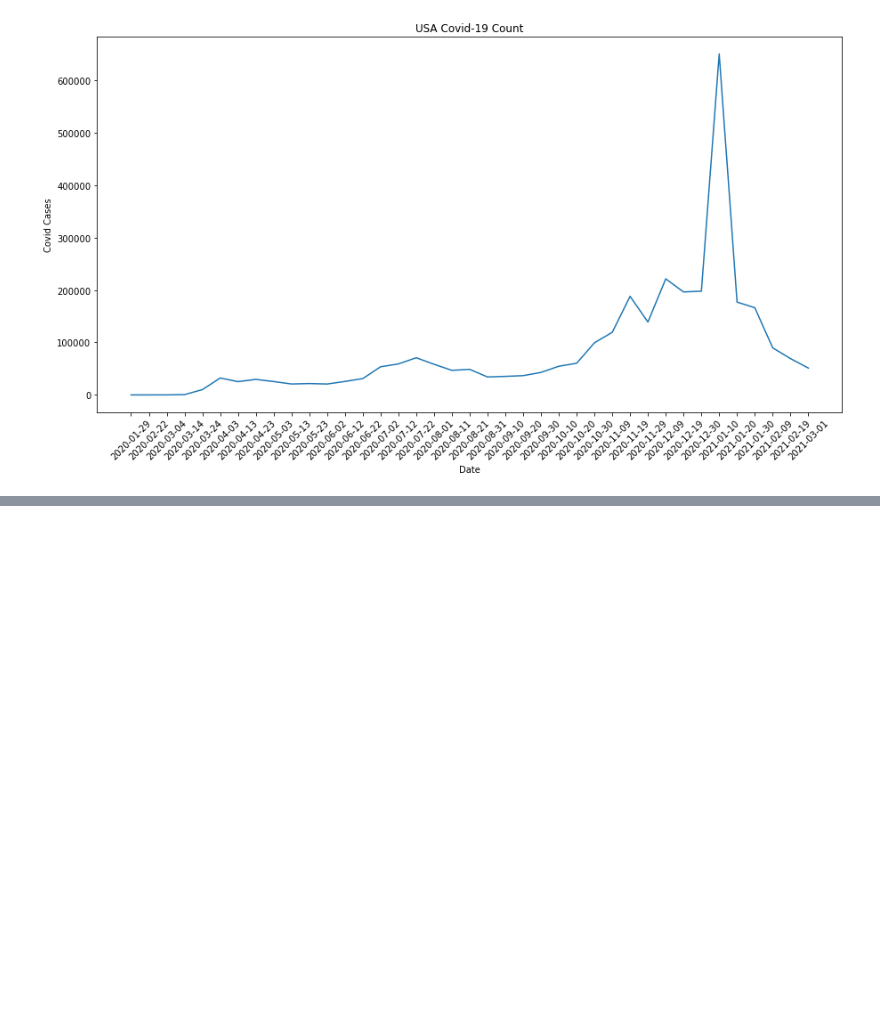
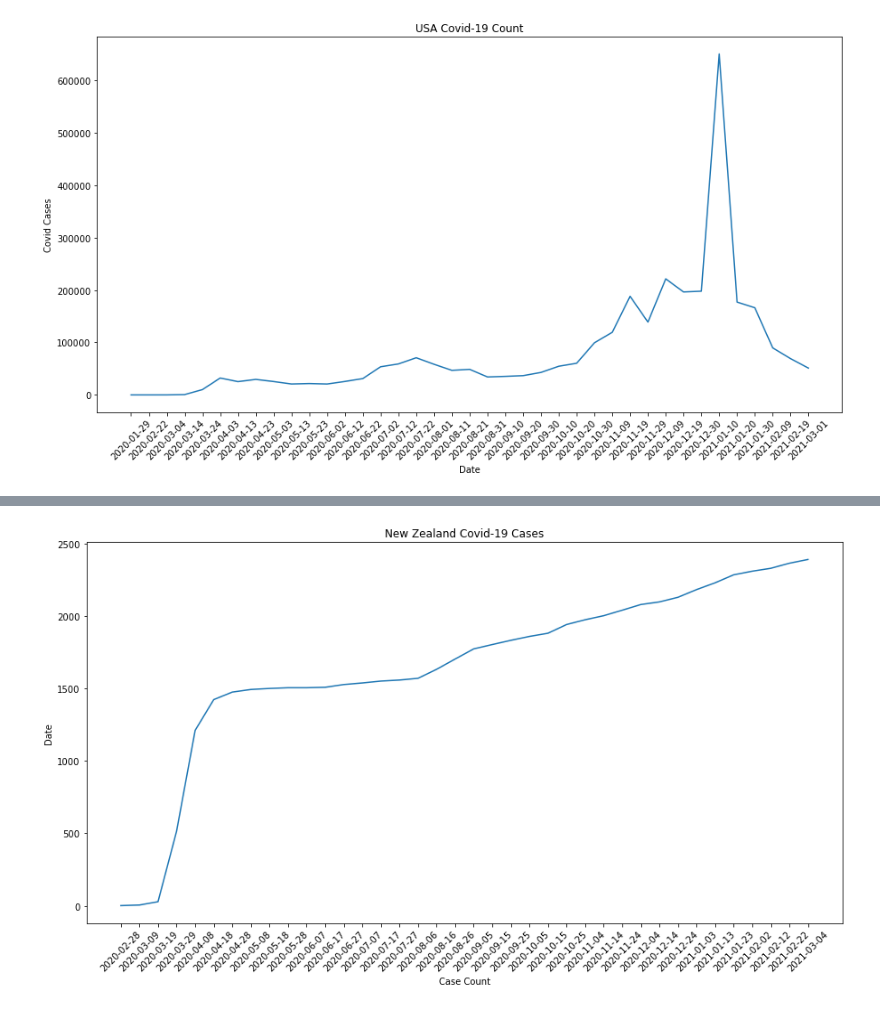
Before and after one commit to lguloy/Covid-Health-Trends, a Jupyter notebook: USA Data.ipynb, the cells around one changed output, grey strips where cells are left out. Cells and saved outputs as stored; diff of their text form; code cells hidden in the pictures; blank space fills up the shorter version.

```diff
--- a/USA Data.ipynb
+++ b/USA Data.ipynb
@@ -80,0 +147,43 @@ plt.savefig("USA Covid-19 Count");
+# %%
+ URL2 = "https://api.covid19api.com/dayone/country/new-zealand"
+# %%
+NZ_Json = requests.get(URL2).json()
+# %%
+#create lists of days and confirmed cases
+NZ_date = []
+NZ_confirmed = []
+
+for x in range(0,len(NZ_Json)):
+    NZ_date.append(NZ_Json[x]["Date"])
+    NZ_confirmed.append(NZ_Json[x]["Confirmed"])
+# %%
+#splice and turn data into readable and workable types
+
+NZ_summary_stats = {
+    "Date" : NZ_date,
+    "Case Count" : NZ_confirmed
+}
+
+NZ_Cases = pd.DataFrame(NZ_summary_stats)
+
+#changes the Date format
+NZ_Cases.Date = NZ_Cases.Date.str.slice(stop=10)
+
+#changes the type in case count
+NZ_Cases['Case Count'] = NZ_Cases['Case Count'].astype(int)
+# %%
+NZ_Cases = NZ_Cases[NZ_Cases.index % 10 == 0]
+# Create Figure and Axes instances
+fig,ax = plt.subplots(1,figsize=(15,7.75))
+# Make your plot, set your axes labels
+ax.plot(NZ_Cases['Date'], NZ_Cases['Case Count'])
+ax.set_ylabel('Date')
+ax.set_xlabel('Case Count')
+ax.set_title("New Zealand Covid-19 Cases")
+# Turn off tick labels
+
+plt.xticks(rotation=45)
+plt.savefig("NZ Covid-19 Count")
+plt.show()
+# %% [output]
+[figure, added]
```
Also changed, not shown: parts of 17 cells of this notebook, 2 other files.
